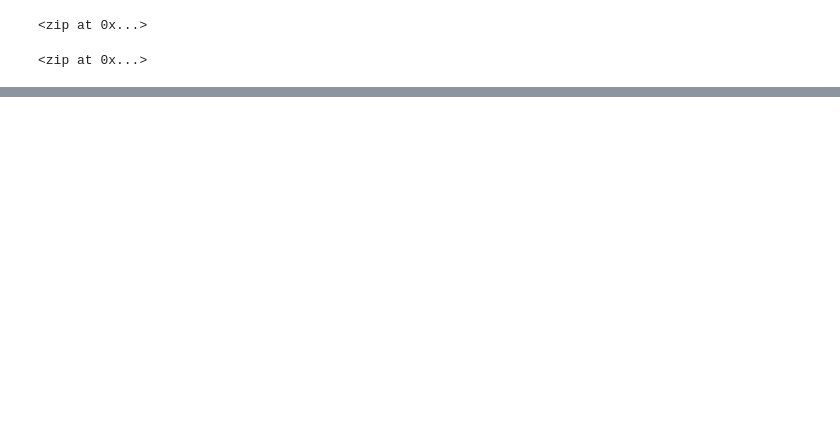
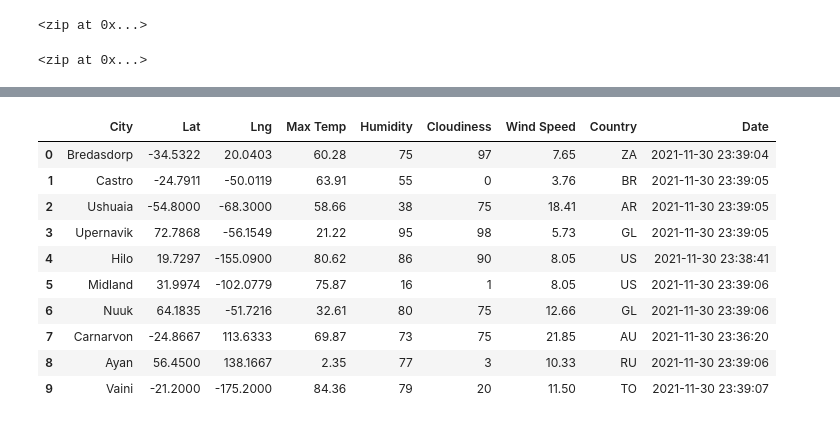
Before and after one commit to JohnJohnson913/World_Weather_Analysis, a Jupyter notebook: WeatherPy.ipynb, the cells around one changed output, grey strips where cells are left out. Saved outputs shown, nothing was run; the diff lists cells and outputs as text; code cells hidden in the pictures; blank space fills up the shorter version.

```diff
--- a/WeatherPy.ipynb
+++ b/WeatherPy.ipynb
@@ -22,0 +29,4 @@ from citipy import citipy
+# %%
+# Starting URL for Weather Map API Call.
+url = "http://api.openweathermap.org/data/2.5/weather?units=Imperial&APPID=" + weather_api_key
+print(url)
@@ -22,0 +35,5 @@ from citipy import citipy
+# %%
+# Use the tuple() function to display the latitude and longitude combinations.
+for coordinate in coordinates:
+    print(citipy.nearest_city(coordinate[0], coordinate[1]).city_name,
+          citipy.nearest_city(coordinate[0], coordinate[1]).country_code)
@@ -106,0 +154,16 @@ NameError: name 'url' is not defined
+# %%
+# Convert the array of dictionaries to a Pandas DataFrame.
+city_data_df = pd.DataFrame(city_data)
+city_data_df.head(10)
+# %% [output]
+|  | City | Lat | Lng | Max Temp | Humidity | Cloudiness | Wind Speed | Country | Date |
+| 0 | Bredasdorp | -34.5322 | 20.0403 | 60.28 | 75 | 97 | 7.65 | ZA | 2021-11-30 23:39:04 |
+| 1 | Castro | -24.7911 | -50.0119 | 63.91 | 55 | 0 | 3.76 | BR | 2021-11-30 23:39:05 |
+| 2 | Ushuaia | -54.8000 | -68.3000 | 58.66 | 38 | 75 | 18.41 | AR | 2021-11-30 23:39:05 |
+| 3 | Upernavik | 72.7868 | -56.1549 | 21.22 | 95 | 98 | 5.73 | GL | 2021-11-30 23:39:05 |
+| 4 | Hilo | 19.7297 | -155.0900 | 80.62 | 86 | 90 | 8.05 | US | 2021-11-30 23:38:41 |
+| 5 | Midland | 31.9974 | -102.0779 | 75.87 | 16 | 1 | 8.05 | US | 2021-11-30 23:39:06 |
+| 6 | Nuuk | 64.1835 | -51.7216 | 32.61 | 80 | 75 | 12.66 | GL | 2021-11-30 23:39:06 |
+| 7 | Carnarvon | -24.8667 | 113.6333 | 69.87 | 73 | 75 | 21.85 | AU | 2021-11-30 23:36:20 |
+| 8 | Ayan | 56.4500 | 138.1667 | 2.35 | 77 | 3 | 10.33 | RU | 2021-11-30 23:39:06 |
+| 9 | Vaini | -21.2000 | -175.2000 | 84.36 | 79 | 20 | 11.50 | TO | 2021-11-30 23:39:07 |
```
Also changed, not shown: parts of 6 cells of this notebook.
